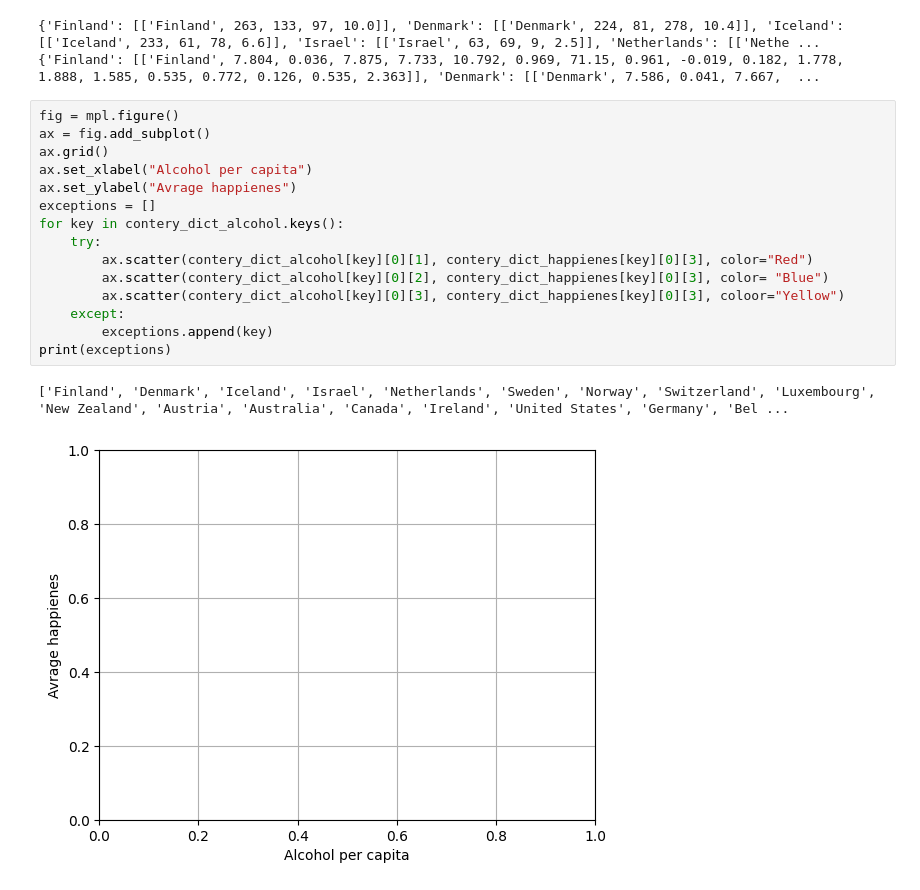
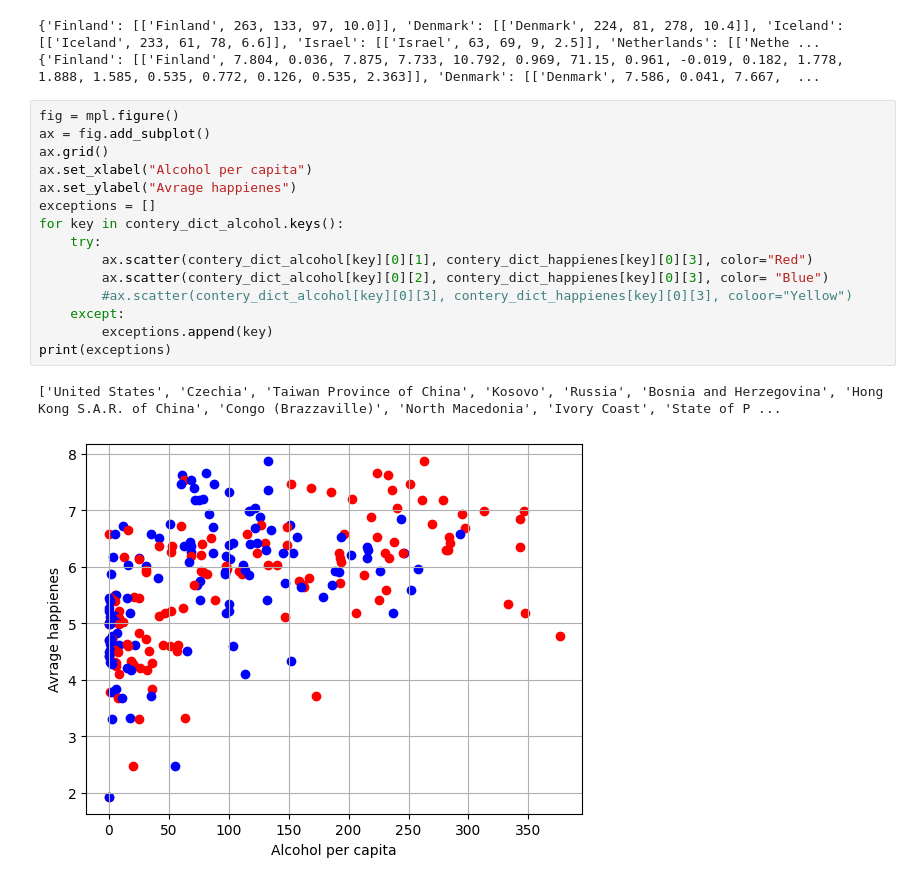
Before and after one commit to NEAAA4/DV1604_G7, a Jupyter notebook: Projekt/projekt.ipynb, the cells around one changed output. Drawn from its saved outputs; the diff is of its cells as text.

```diff
--- a/Projekt/projekt.ipynb
+++ b/Projekt/projekt.ipynb
@@ -34,18 +34,18 @@ print(contery_dict_happienes)
 # %%
 fig = mpl.figure()
 ax = fig.add_subplot()
 ax.grid()
 ax.set_xlabel("Alcohol per capita")
 ax.set_ylabel("Avrage happienes")
 exceptions = []
 for key in contery_dict_alcohol.keys():
     try:
         ax.scatter(contery_dict_alcohol[key][0][1], contery_dict_happienes[key][0][3], color="Red")
         ax.scatter(contery_dict_alcohol[key][0][2], contery_dict_happienes[key][0][3], color= "Blue")
-        ax.scatter(contery_dict_alcohol[key][0][3], contery_dict_happienes[key][0][3], coloor="Yellow")
+        #ax.scatter(contery_dict_alcohol[key][0][3], contery_dict_happienes[key][0][3], coloor="Yellow")
     except:
         exceptions.append(key)
 print(exceptions)
 # %% [output]
-['Finland', 'Denmark', 'Iceland', 'Israel', 'Netherlands', 'Sweden', 'Norway', 'Switzerland', 'Luxembourg', 'New Zealand', 'Austria', 'Australia', 'Canada', 'Ireland', 'United States', 'Germany', 'Bel ...
+['United States', 'Czechia', 'Taiwan Province of China', 'Kosovo', 'Russia', 'Bosnia and Herzegovina', 'Hong Kong S.A.R. of China', 'Congo (Brazzaville)', 'North Macedonia', 'Ivory Coast', 'State of P ...
-[figure, old version]
+[figure, new version]
```
